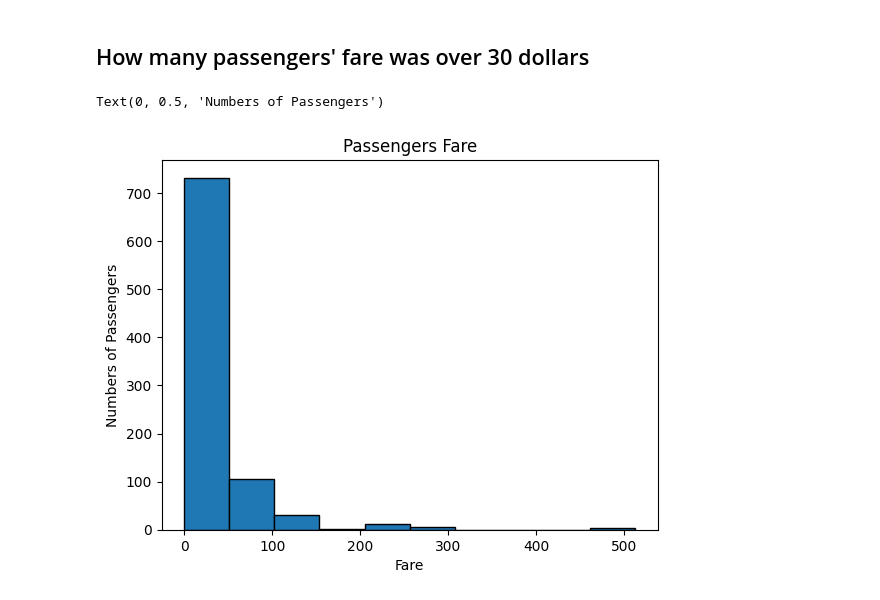
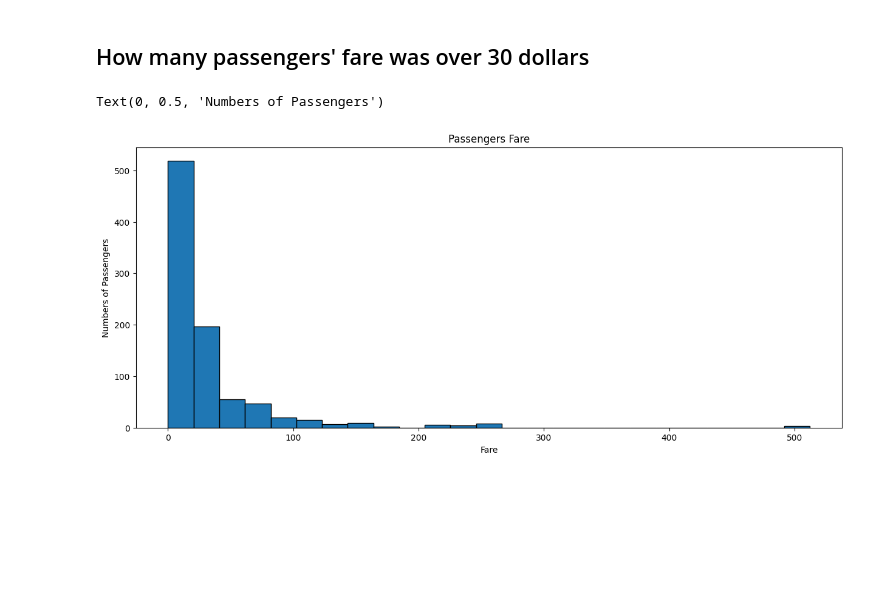
Before and after one commit to Noel8008/unit-3-data-science, a Jupyter notebook: 02_titanic.ipynb, the cells around one changed output. Cells and saved outputs as stored; diff of their text form; code cells hidden in the pictures; blank space fills up the shorter version.

```diff
--- a/02_titanic.ipynb
+++ b/02_titanic.ipynb
@@ -25,10 +25,11 @@ The graph clearly shows the age of how many or however passengers are the age be
 ##   How many passengers' fare was over 30 dollars
 # %%
 fare = titanic_df['Fare']
-fare.plot.hist(edgecolor = 'black')
+plt.figure(figsize=(15, 6))
+fare.plot.hist(edgecolor = 'black', bins=25)
 plt.title('Passengers Fare')
 plt.xlabel('Fare')
 plt.ylabel('Numbers of Passengers')
 # %% [output]
 Text(0, 0.5, 'Numbers of Passengers')
-[figure, old version]
+[figure, new version]
```
Also changed, not shown: parts of 10 cells of this notebook.
